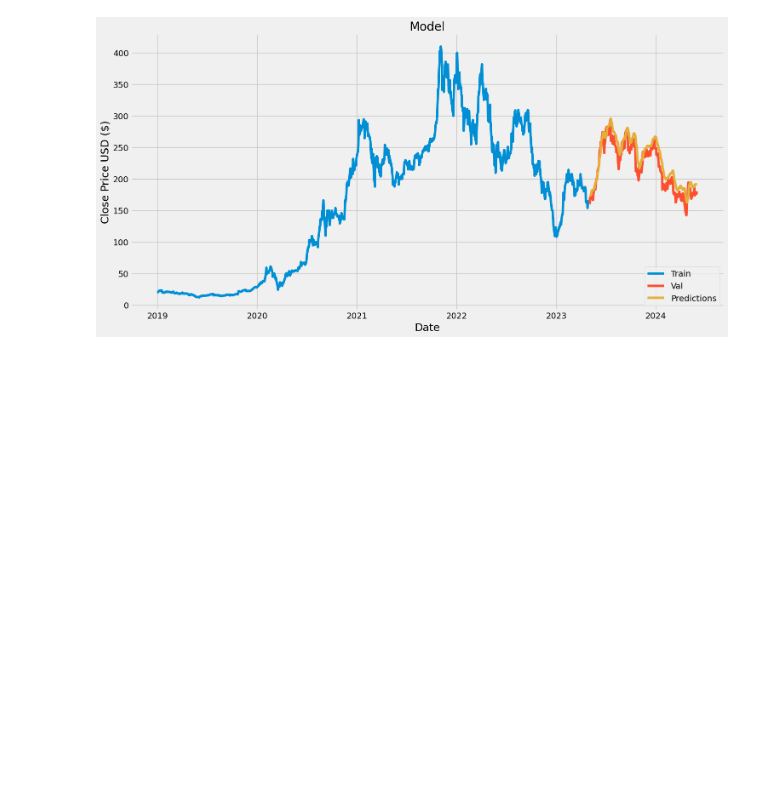
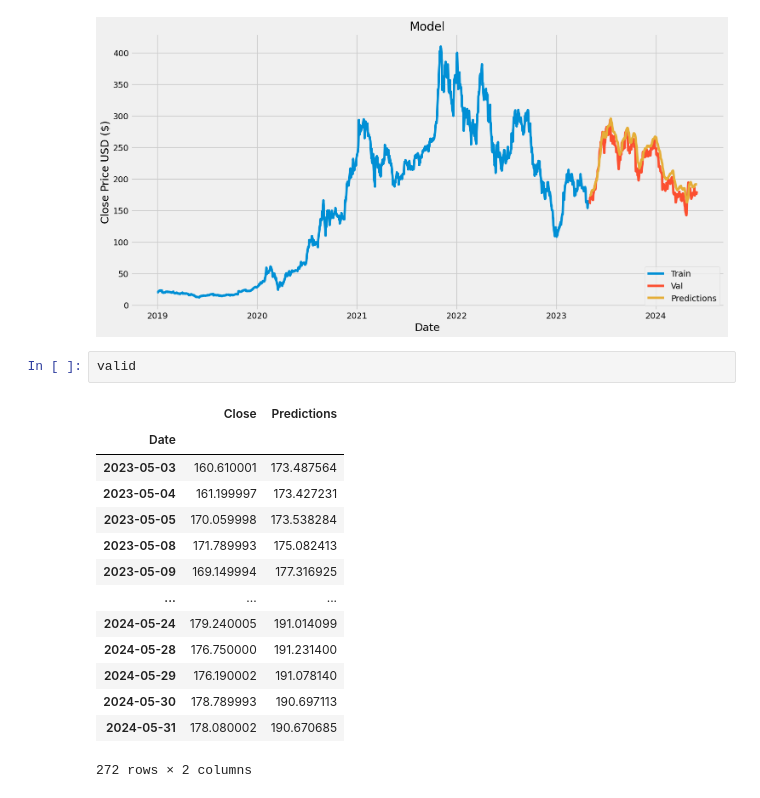
Before and after one commit to 27nando/simple-stock-price-prediction, a Jupyter notebook: model.ipynb, the cells around one changed output. Saved outputs shown, nothing was run; the diff lists cells and outputs as text; blank space fills up the shorter version.

Commit message:
predict the closing price of stock based on the trained model

```diff
--- a/model.ipynb
+++ b/model.ipynb
@@ -188,3 +188,20 @@ Try using .loc[row_indexer,col_indexer] = value instead
 See the caveats in the documentation: https://pandas.pydata.org/pandas-docs/stable/user_guide/indexing.html#returning-a-view-versus-a-copy
   valid['Predictions'] = predictions
 [figure]
+# %%
+valid
+# %% [output]
+|  | Close | Predictions |
+| Date |  |  |
+| 2023-05-03 | 160.610001 | 173.487564 |
+| 2023-05-04 | 161.199997 | 173.427231 |
+| 2023-05-05 | 170.059998 | 173.538284 |
+| 2023-05-08 | 171.789993 | 175.082413 |
+| 2023-05-09 | 169.149994 | 177.316925 |
+| ... | ... | ... |
+| 2024-05-24 | 179.240005 | 191.014099 |
+| 2024-05-28 | 176.750000 | 191.231400 |
+| 2024-05-29 | 176.190002 | 191.078140 |
+| 2024-05-30 | 178.789993 | 190.697113 |
+| 2024-05-31 | 178.080002 | 190.670685 |
+272 rows × 2 columns
```
Also changed, not shown: parts of 1 cell of this notebook.
